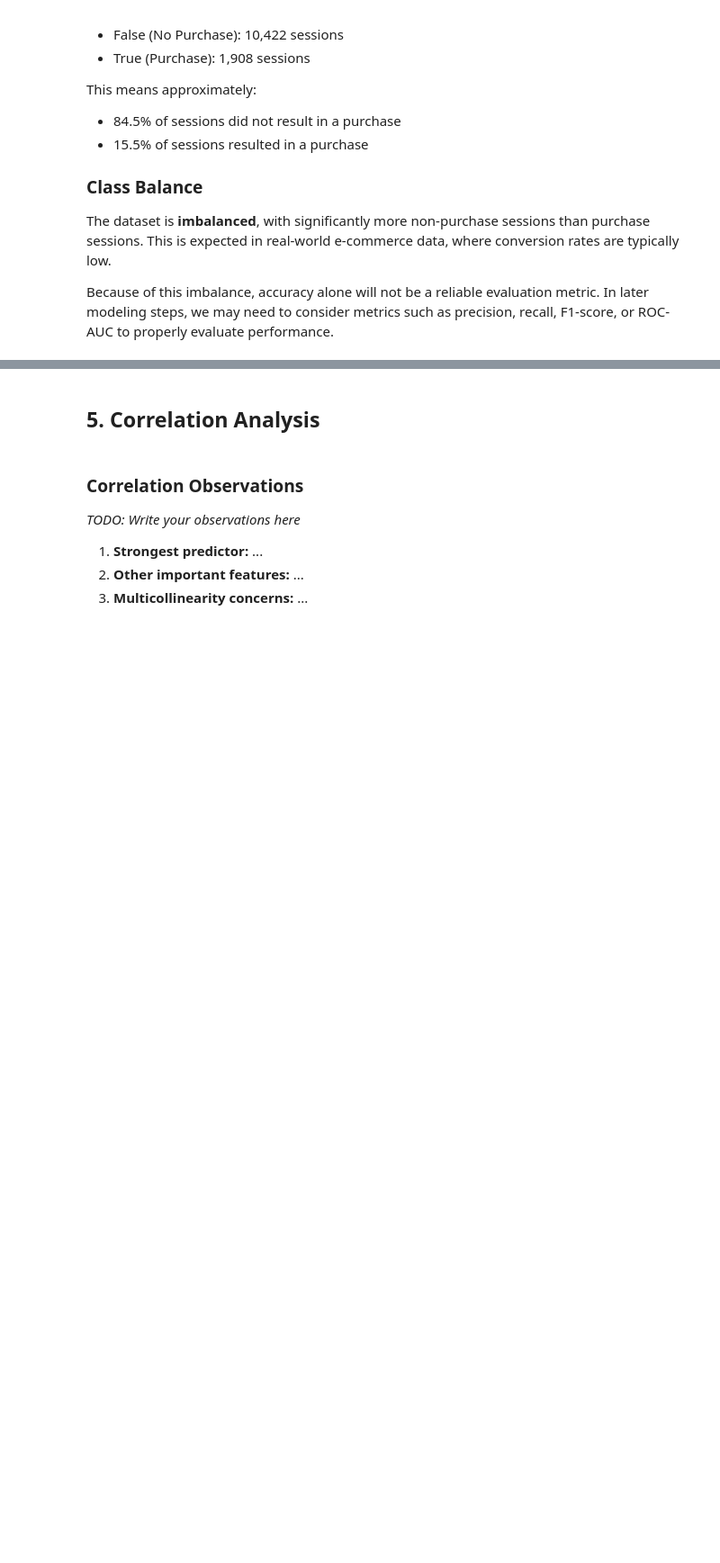
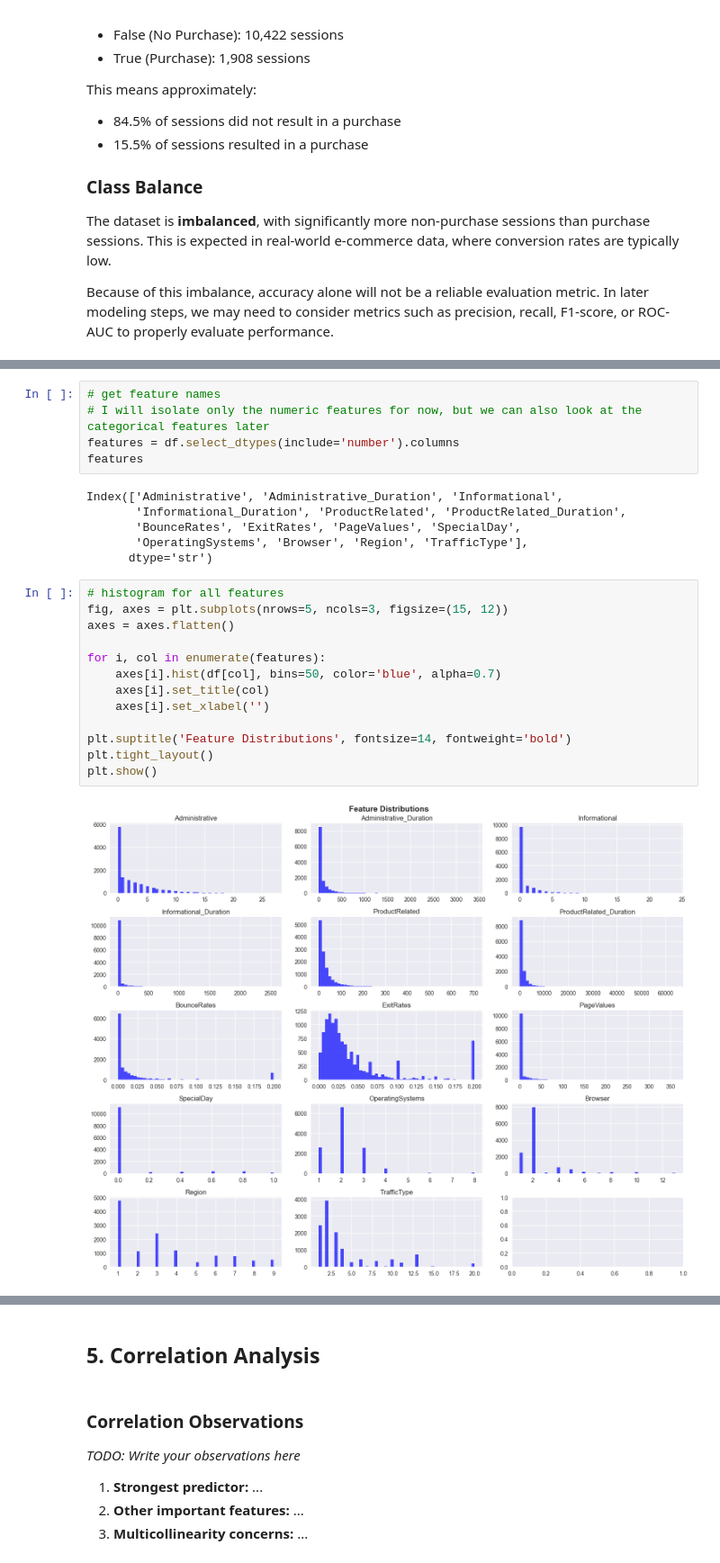
Before and after one commit to MTSU-DATA4950-Capstone-Spring2026/Team2-C3_OnlineShoppingBehavior, a Jupyter notebook: notebooks/Team02_01_eda.ipynb, the cells around one changed output, grey strips where cells are left out. Shown at 90% size. Cells and saved outputs as stored; diff of their text form; blank space fills up the shorter version.

Commit message:
Step 4 Code
I filled out the part of the notebook for step 4. This includes the histograms, the box plots, and the summaries of the categorical features as per the project charter instructions.

```diff
--- a/notebooks/Team02_01_eda.ipynb
+++ b/notebooks/Team02_01_eda.ipynb
@@ -200,0 +200,26 @@ Because of this imbalance, accuracy alone will not be a reliable evaluation metr
+# %%
+# get feature names
+# I will isolate only the numeric features for now, but we can also look at the categorical features later
+features = df.select_dtypes(include='number').columns
+features
+# %% [output]
+Index(['Administrative', 'Administrative_Duration', 'Informational',
+       'Informational_Duration', 'ProductRelated', 'ProductRelated_Duration',
+       'BounceRates', 'ExitRates', 'PageValues', 'SpecialDay',
+       'OperatingSystems', 'Browser', 'Region', 'TrafficType'],
+      dtype='str')
+# %%
+# histogram for all features
+fig, axes = plt.subplots(nrows=5, ncols=3, figsize=(15, 12))
+axes = axes.flatten()
+
+for i, col in enumerate(features):
+    axes[i].hist(df[col], bins=50, color='blue', alpha=0.7)
+    axes[i].set_title(col)
+    axes[i].set_xlabel('')
+
+plt.suptitle('Feature Distributions', fontsize=14, fontweight='bold')
+plt.tight_layout()
+plt.show()
+# %% [output]
+[figure, added]
```
Also changed, not shown: parts of 7 cells of this notebook.
